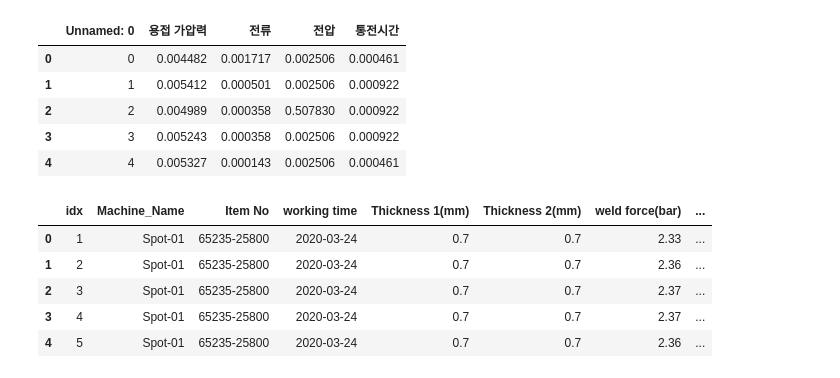
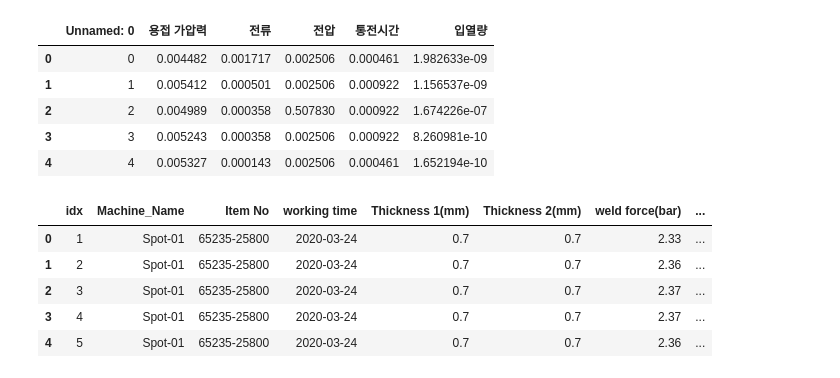
Before and after one commit to Jon-Irenicus/kamp_ai_competition, a Jupyter notebook: isolatoin_forest.ipynb, the cells around one changed output. Saved outputs shown, nothing was run; the diff lists cells and outputs as text; code cells hidden in the pictures.

```diff
--- a/isolatoin_forest.ipynb
+++ b/isolatoin_forest.ipynb
@@ -10,14 +8,15 @@ Matplotlib is building the font cache; this may take a moment.
 # %%
 from data_load import scaled_data, raw_data, result, data_info
 # %%
+scaled_data['입열량'] = scaled_data['전류'] * scaled_data['전압'] * scaled_data['통전시간']
 scaled_data.head()
 # %% [output]
-|  | Unnamed: 0 | 용접 가압력 | 전류 | 전압 | 통전시간 |
-| 0 | 0 | 0.004482 | 0.001717 | 0.002506 | 0.000461 |
-| 1 | 1 | 0.005412 | 0.000501 | 0.002506 | 0.000922 |
-| 2 | 2 | 0.004989 | 0.000358 | 0.507830 | 0.000922 |
-| 3 | 3 | 0.005243 | 0.000358 | 0.002506 | 0.000922 |
-| 4 | 4 | 0.005327 | 0.000143 | 0.002506 | 0.000461 |
+|  | Unnamed: 0 | 용접 가압력 | 전류 | 전압 | 통전시간 | 입열량 |
+| 0 | 0 | 0.004482 | 0.001717 | 0.002506 | 0.000461 | 1.982633e-09 |
+| 1 | 1 | 0.005412 | 0.000501 | 0.002506 | 0.000922 | 1.156537e-09 |
+| 2 | 2 | 0.004989 | 0.000358 | 0.507830 | 0.000922 | 1.674226e-07 |
+| 3 | 3 | 0.005243 | 0.000358 | 0.002506 | 0.000922 | 8.260981e-10 |
+| 4 | 4 | 0.005327 | 0.000143 | 0.002506 | 0.000461 | 1.652194e-10 |
 # %%
 raw_data.head()
 # %% [output]
```
Also changed, not shown: parts of 8 cells of this notebook.
